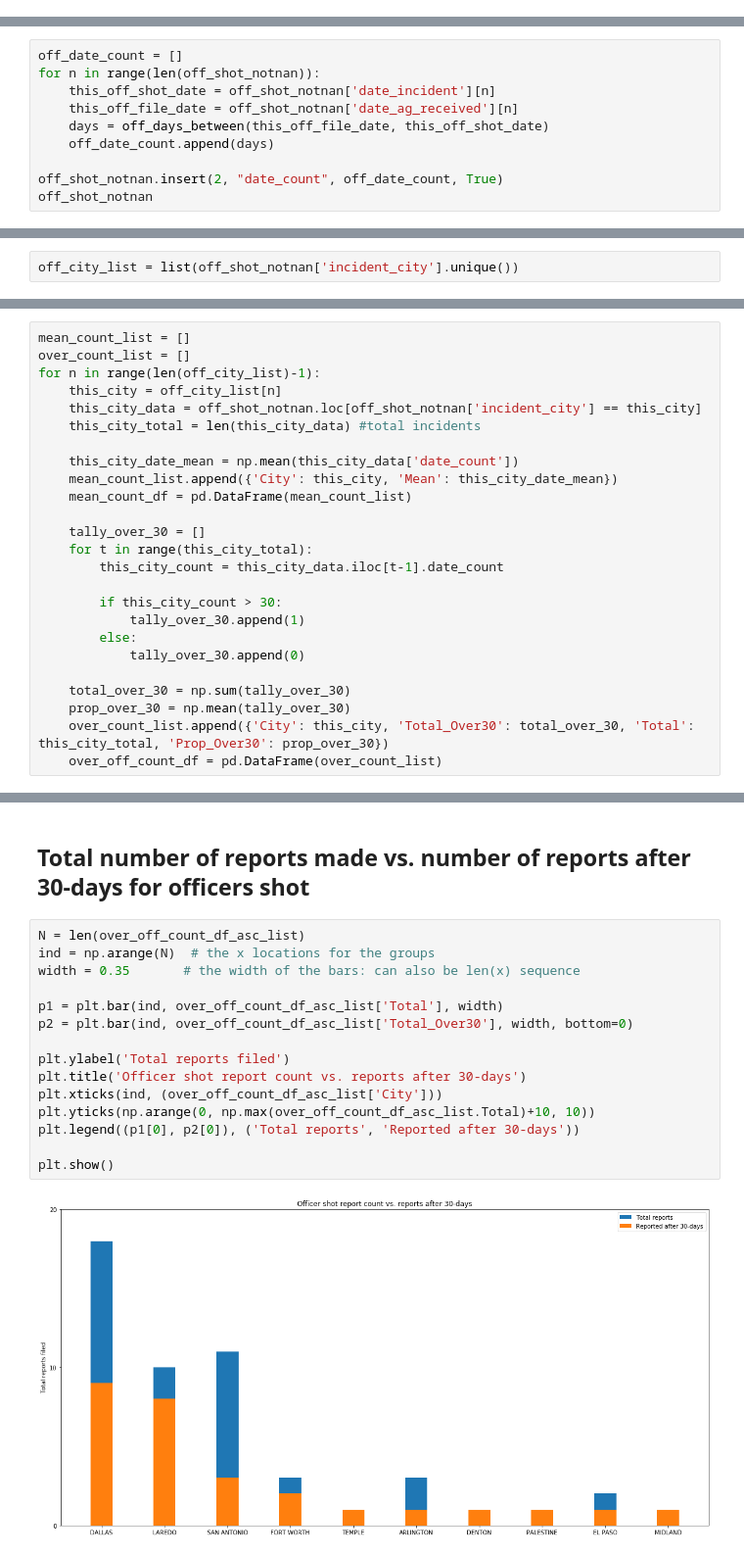
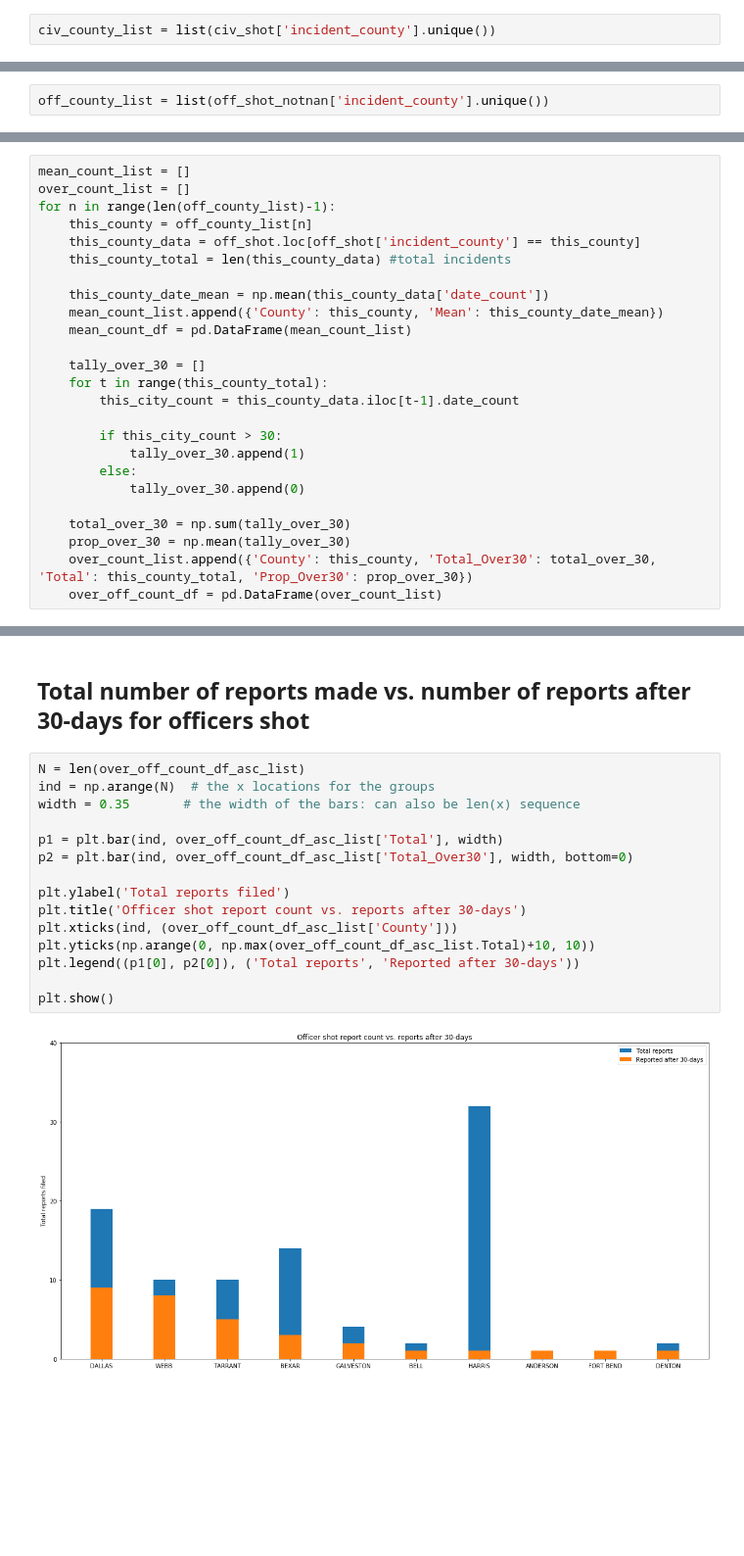
Before and after one commit to texas-justice-initiative/analysis, a Jupyter notebook: analyses/report_dates/date_report_diff.ipynb, the cells around one changed output, grey strips where cells are left out. Shown at 98% size. Saved outputs shown, nothing was run; the diff lists cells and outputs as text; blank space fills up the shorter version.

Commit message:
streamlining functions and aggregate data

```diff
--- a/analyses/report_dates/date_report_diff.ipynb
+++ b/analyses/report_dates/date_report_diff.ipynb
@@ -329 +285,3 @@ civ_city_list = list(civ_shot_notnan['incident_city'].unique())
+# %%
+civ_county_list = list(civ_shot['incident_county'].unique())
 # %%
@@ -511,10 +461,0 @@ def off_days_between(d1, d2):
-# %%
-off_date_count = []
-for n in range(len(off_shot_notnan)):
-    this_off_shot_date = off_shot_notnan['date_incident'][n]
-    this_off_file_date = off_shot_notnan['date_ag_received'][n]
-    days = off_days_between(this_off_file_date, this_off_shot_date)
-    off_date_count.append(days)
-
-off_shot_notnan.insert(2, "date_count", off_date_count, True)
-off_shot_notnan
@@ -540,24 +462,24 @@ off_shot_notnan
 # %% [markdown]
 #### Get a list of the unique counties in the dataset, so that we can count the incidents filed by county:
 # %%
-off_city_list = list(off_shot_notnan['incident_city'].unique())
+off_county_list = list(off_shot_notnan['incident_county'].unique())
 # %% [markdown]
 #### Looping through data to figure out the mean days between reporting of each incident + proportion > 30 days by county:
 # %%
 mean_count_list = []
 over_count_list = []
-for n in range(len(off_city_list)-1):
-    this_city = off_city_list[n]
-    this_city_data = off_shot_notnan.loc[off_shot_notnan['incident_city'] == this_city]
-    this_city_total = len(this_city_data) #total incidents
+for n in range(len(off_county_list)-1):
+    this_county = off_county_list[n]
+    this_county_data = off_shot.loc[off_shot['incident_county'] == this_county]
+    this_county_total = len(this_county_data) #total incidents
 
-    this_city_date_mean = np.mean(this_city_data['date_count'])
-    mean_count_list.append({'City': this_city, 'Mean': this_city_date_mean})
+    this_county_date_mean = np.mean(this_county_data['date_count'])
+    mean_count_list.append({'County': this_county, 'Mean': this_county_date_mean})
     mean_count_df = pd.DataFrame(mean_count_list)
 
     tally_over_30 = []
-    for t in range(this_city_total):
-        this_city_count = this_city_data.iloc[t-1].date_count
+    for t in range(this_county_total):
+        this_city_count = this_county_data.iloc[t-1].date_count
 
         if this_city_count > 30:
             tally_over_30.append(1)
@@ -566,7 +488,7 @@ for n in range(len(off_city_list)-1):
 
     total_over_30 = np.sum(tally_over_30)
     prop_over_30 = np.mean(tally_over_30)
-    over_count_list.append({'City': this_city, 'Total_Over30': total_over_30, 'Total': this_city_total, 'Prop_Over30': prop_over_30})
+    over_count_list.append({'County': this_county, 'Total_Over30': total_over_30, 'Total': this_county_total, 'Prop_Over30': prop_over_30})
     over_off_count_df = pd.DataFrame(over_count_list)
 # %% [markdown]
 #### Average number of days between incident and report by county in ascending order
@@ -648,17 +570,17 @@ over_off_count_df_asc_list
 # %%
 N = len(over_off_count_df_asc_list)
 ind = np.arange(N)  # the x locations for the groups
 width = 0.35       # the width of the bars: can also be len(x) sequence
 
 p1 = plt.bar(ind, over_off_count_df_asc_list['Total'], width)
 p2 = plt.bar(ind, over_off_count_df_asc_list['Total_Over30'], width, bottom=0)
 
 plt.ylabel('Total reports filed')
 plt.title('Officer shot report count vs. reports after 30-days')
-plt.xticks(ind, (over_off_count_df_asc_list['City']))
+plt.xticks(ind, (over_off_count_df_asc_list['County']))
 plt.yticks(np.arange(0, np.max(over_off_count_df_asc_list.Total)+10, 10))
 plt.legend((p1[0], p2[0]), ('Total reports', 'Reported after 30-days'))
 
 plt.show()
 # %% [output]
-[figure, old version]
+[figure, new version]
```
Also changed, not shown: parts of 38 cells of this notebook.
